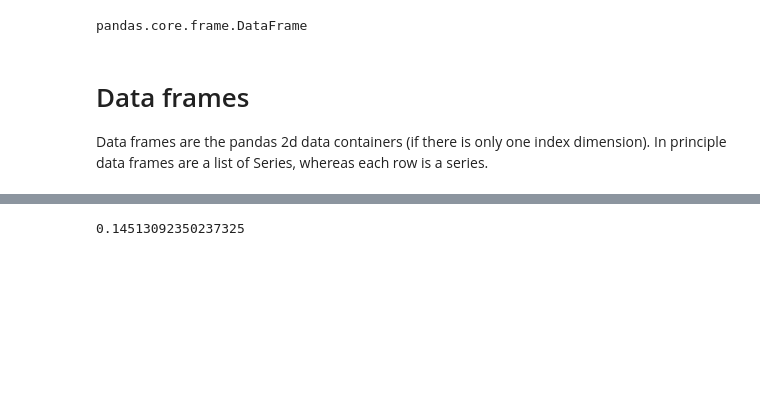
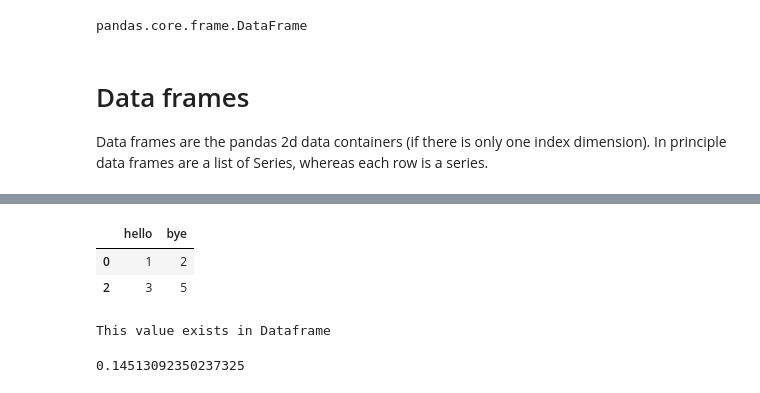
Before and after one commit to paulkittner/fufezan-lab-advanced_python_2020-21_HD, a Jupyter notebook: notebooks/06.10_Intro_into_pandas.ipynb, the cells around one changed output, grey strips where cells are left out. Cells and saved outputs as stored; diff of their text form; code cells hidden in the pictures; blank space fills up the shorter version.

```diff
--- a/notebooks/06.10_Intro_into_pandas.ipynb
+++ b/notebooks/06.10_Intro_into_pandas.ipynb
@@ -217,3 +262,16 @@ df
+# %%
+df_ = pd.DataFrame(data=df_)
+# %%
+df_.drop(1)
+# %% [output]
+|  | hello | bye |
+| 0 | 1 | 2 |
+| 2 | 3 | 5 |
+# %%
+if 1 in df_.values :
+    print()
+# %% [output]
+This value exists in Dataframe
 # %%
 # accessing a value
 df.loc['probability', 'r2']
```
Also changed, not shown: parts of 15 cells of this notebook, 1 other file.
